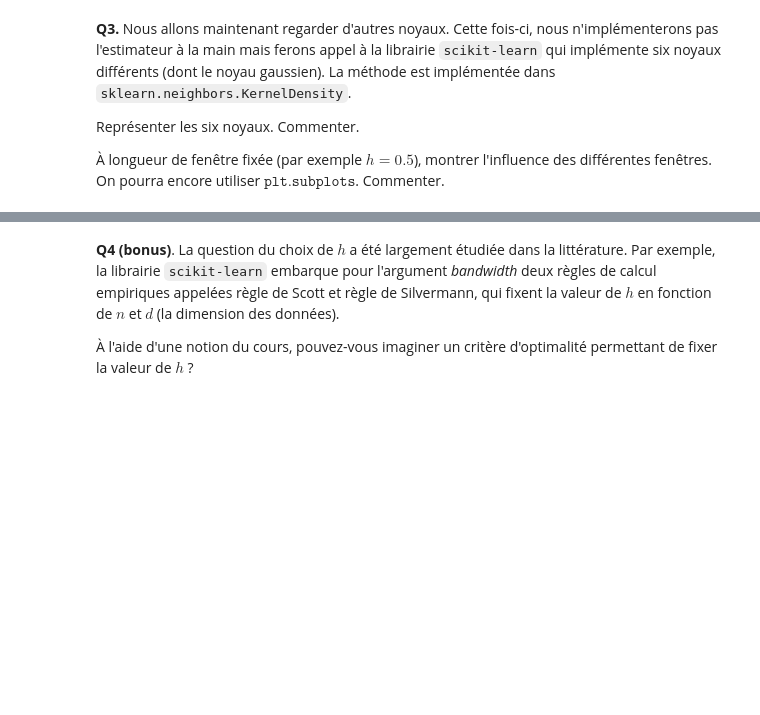
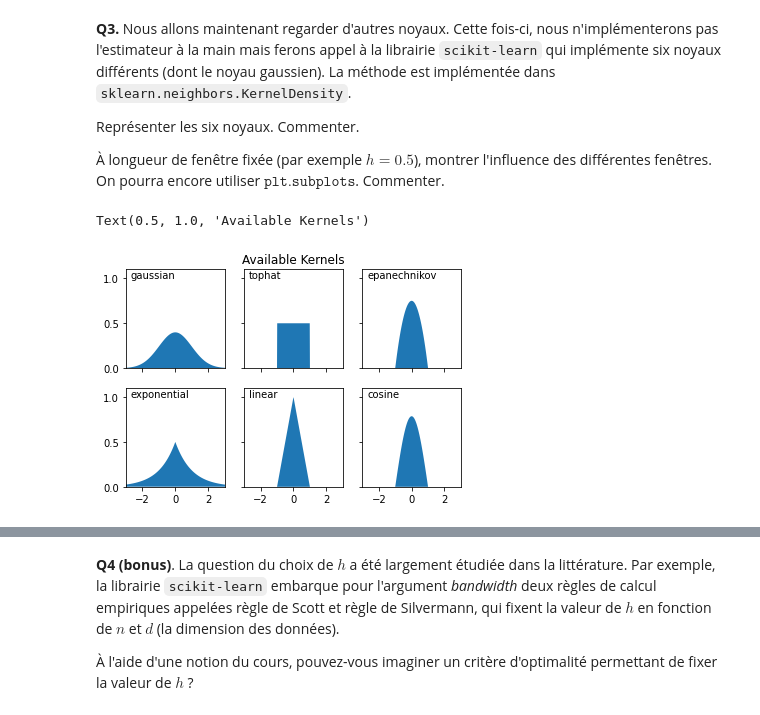
Before and after one commit to benech17/Estimation-SDIA, a Jupyter notebook: tp2_BENICHOU_BONNEFOY.ipynb, the cells around one changed output, grey strips where cells are left out. Saved outputs shown, nothing was run; the diff lists cells and outputs as text; code cells hidden in the pictures; blank space fills up the shorter version.

```diff
--- a/tp2_BENICHOU_BONNEFOY.ipynb
+++ b/tp2_BENICHOU_BONNEFOY.ipynb
@@ -198,3 +211,25 @@ Représenter les six noyaux. Commenter.
 À longueur de fenêtre fixée (par exemple $h = 0.5$), montrer l'influence des différentes fenêtres. On pourra encore utiliser $\texttt{plt.subplots}$. Commenter.
 # %%
 from sklearn.neighbors import KernelDensity
+# %%
+
+# Plot all available kernels
+X_plot = np.linspace(-6, 6, 1000)[:, None]
+X_src = np.zeros((1, 1))
+
+fig, ax = plt.subplots(2, 3, sharex=True, sharey=True)
+
+for i, kernel in enumerate(
+    ["gaussian", "tophat", "epanechnikov", "exponential", "linear", "cosine"]
+):
+    axi = ax.ravel()[i]
+    log_dens = KernelDensity(kernel=kernel).fit(X_src).score_samples(X_plot)
+    axi.fill(X_plot[:, 0], np.exp(log_dens))
+    axi.text(-2.7, 1, kernel)
+    axi.set_ylim(0, 1.1)
+    axi.set_xlim(-3, 3)
+
+ax[0, 1].set_title("Available Kernels")
+# %% [output]
+Text(0.5, 1.0, 'Available Kernels')
+[figure, added]
```
Also changed, not shown: parts of 20 cells of this notebook, 1 other file.
